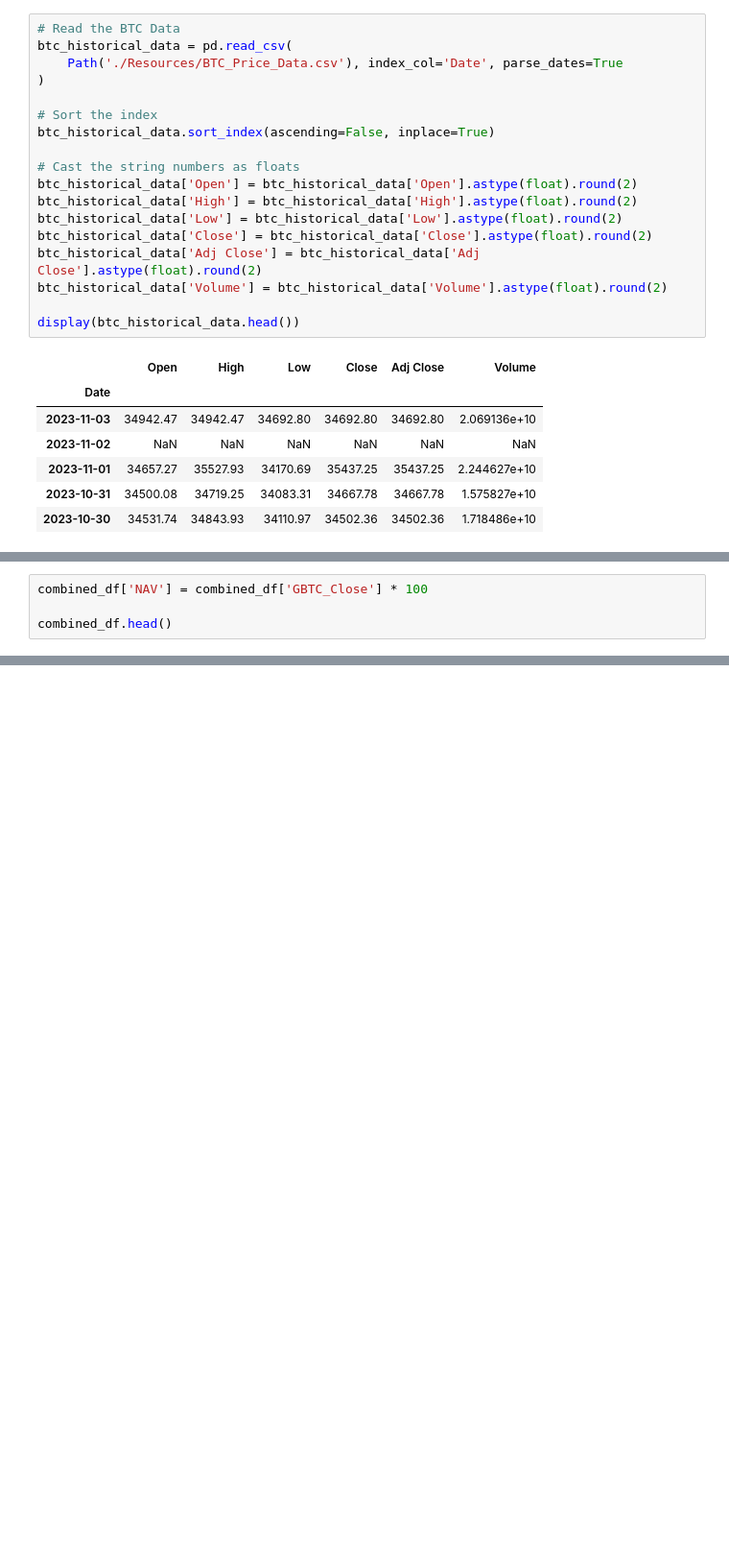
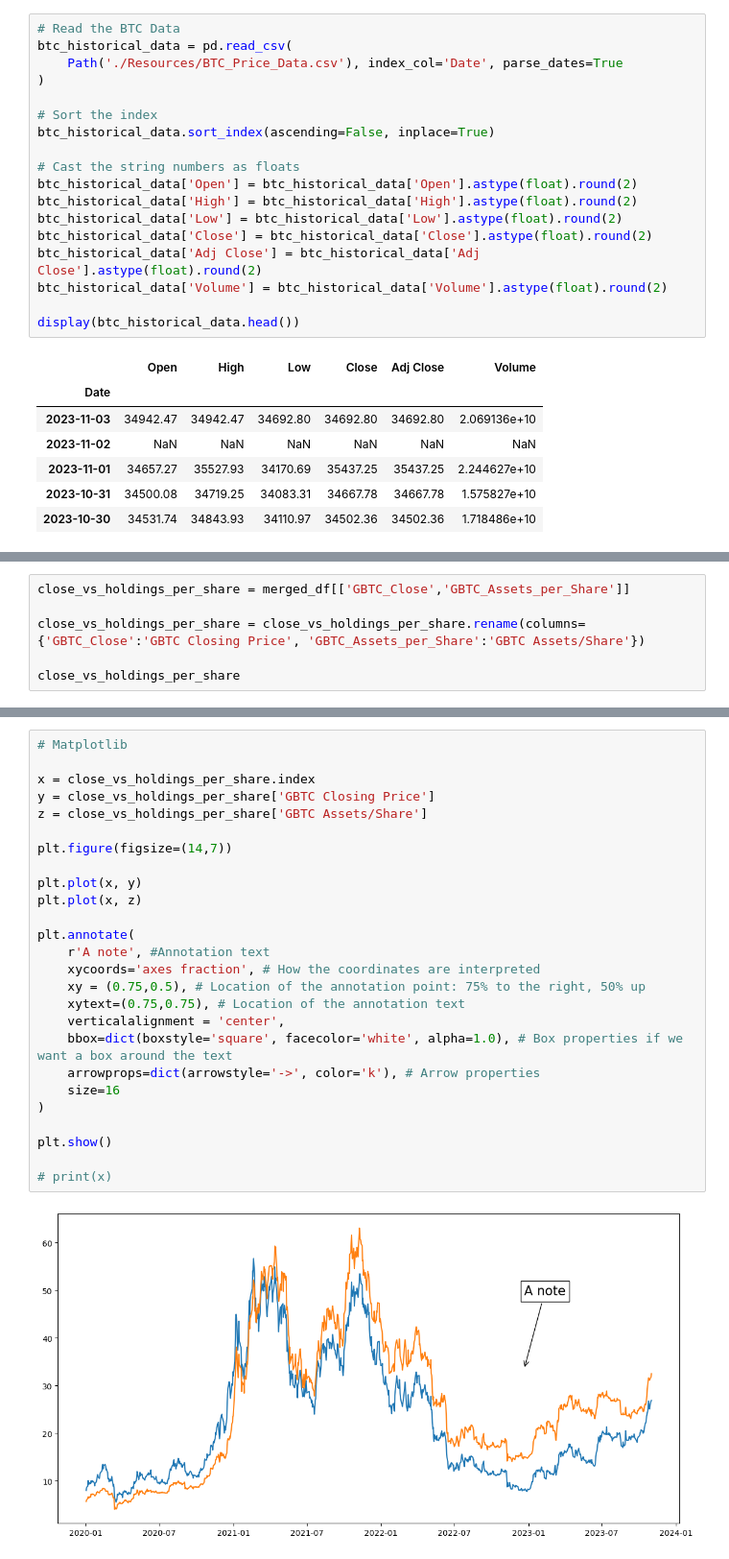
Before and after one commit to t-sullivan/Project-1, a Jupyter notebook: nav_trade.ipynb, the cells around one changed output, grey strips where cells are left out. Shown at 96% size. Drawn from its saved outputs; the diff is of its cells as text; blank space fills up the shorter version.

```diff
--- a/nav_trade.ipynb
+++ b/nav_trade.ipynb
@@ -200,4 +218,0 @@ combined_df.head()
-# %%
-combined_df['NAV'] = combined_df['GBTC_Close'] * 100
-
-combined_df.head()
@@ -211,0 +267,6 @@ combined_df.head()
+# %%
+close_vs_holdings_per_share = merged_df[['GBTC_Close','GBTC_Assets_per_Share']]
+
+close_vs_holdings_per_share = close_vs_holdings_per_share.rename(columns={'GBTC_Close':'GBTC Closing Price', 'GBTC_Assets_per_Share':'GBTC Assets/Share'})
+
+close_vs_holdings_per_share
@@ -211,0 +299,28 @@ combined_df.head()
+# %%
+# Matplotlib
+
+x = close_vs_holdings_per_share.index
+y = close_vs_holdings_per_share['GBTC Closing Price']
+z = close_vs_holdings_per_share['GBTC Assets/Share']
+
+plt.figure(figsize=(14,7))
+
+plt.plot(x, y)
+plt.plot(x, z)
+
+plt.annotate(
+    r'A note', #Annotation text
+    xycoords='axes fraction', # How the coordinates are interpreted
+    xy = (0.75,0.5), # Location of the annotation point: 75% to the right, 50% up
+    xytext=(0.75,0.75), # Location of the annotation text
+    verticalalignment = 'center',
+    bbox=dict(boxstyle='square', facecolor='white', alpha=1.0), # Box properties if we want a box around the text
+    arrowprops=dict(arrowstyle='->', color='k'), # Arrow properties
+    size=16
+)
+
+plt.show()
+
+# print(x)
+# %% [output]
+[figure, added]
```
Also changed, not shown: parts of 10 cells of this notebook.
